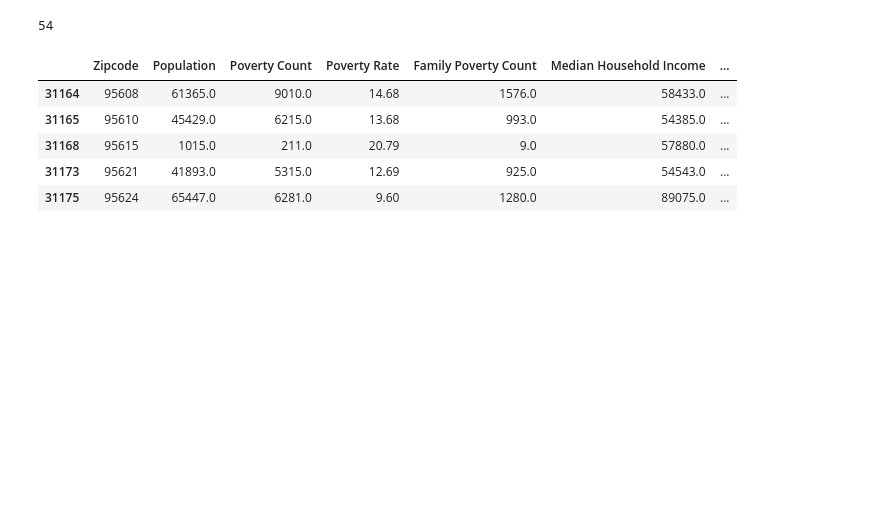
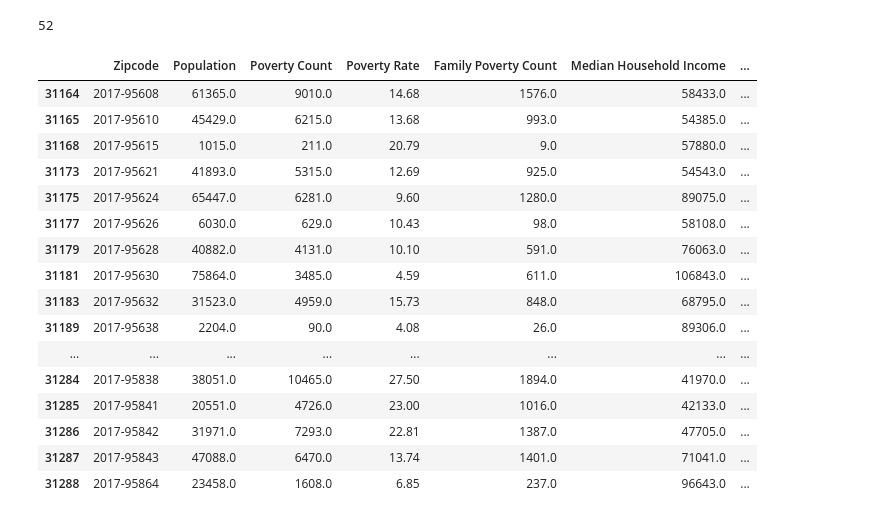
Before and after one commit to sean-galloway/Crime_and_Poverty, a Jupyter notebook: census2014.ipynb, the cells around one changed output. Cells and saved outputs as stored; diff of their text form; code cells hidden in the pictures; blank space fills up the shorter version.

```diff
--- a/census2014.ipynb
+++ b/census2014.ipynb
@@ -215,40 +224,63 @@ census_pd_d = census_pd_d.rename(columns={
     "NAME": "Name", "zip code tabulation area": "Zipcode"})
 
 # Add in Poverty Rate (Poverty Count / Population)
 census_pd_d["Poverty Rate"] = (100 * census_pd_d["Poverty Count"].astype(float) / census_pd_d["Population"].astype(float)).round(2)
 
 # Final DataFrame
 census_pd_d = census_pd_d[[
     "Zipcode",
     "Population",
     "Poverty Count",
     "Poverty Rate",
     "Family Poverty Count",
     "Median Household Income",
     "Per Capita Income",
     "Median Home Value"]]
 
 # Filter Zipcode: limited to Sac County
 census_sac_d = census_pd_d[census_pd_d["Zipcode"].isin([
     "95608", "95610", "95615", "95621", "95624", "95626", "95628", "95630", "95632", "95638",
     "95639", "95641", "95652", "95655", "95660", "95662", "95670", "95673", "95680", "95683",
     "95690", "95693", "95742", "95757", "95758", "95811", "95814", "95815", "95816", "95817",
     "95818", "95819", "95820", "95821", "95822", "95823", "95824", "95825", "95826", "95827",
     "95828", "95829", "95830", "95831", "95832", "95833", "95834", "95835", "95837", "95838",
     "95841", "95842", "95843", "95864"])]
 
 
+# Label year of 2017 to Zipcodes
+census_sac_d["Zipcode"] = "2017-" + census_sac_d["Zipcode"].astype(str)
+
+# Drop bad data
+# (Removed 95652, 95680)
+# (Removed 95615 to align with 2018)
+census_sac_d = census_sac_d.dropna(how='any')
+census_sac_d = census_sac_d.loc[(census_sac_d["Median Home Value"] > -666666666)]
+census_sac_d = census_sac_d.loc[(census_sac_d["Median Household Income"] > -666666666)]
+census_sac_d = census_sac_d.loc[(census_sac_d["Zipcode"] != "95615")]
+
+
 # Visualize
 print(len(census_sac_d))
-census_sac_d.head()
+census_sac_d
 # %% [output]
-54
+52
 |  | Zipcode | Population | Poverty Count | Poverty Rate | Family Poverty Count | Median Household Income | ... |
-| 31164 | 95608 | 61365.0 | 9010.0 | 14.68 | 1576.0 | 58433.0 | ... |
-| 31165 | 95610 | 45429.0 | 6215.0 | 13.68 | 993.0 | 54385.0 | ... |
-| 31168 | 95615 | 1015.0 | 211.0 | 20.79 | 9.0 | 57880.0 | ... |
-| 31173 | 95621 | 41893.0 | 5315.0 | 12.69 | 925.0 | 54543.0 | ... |
-| 31175 | 95624 | 65447.0 | 6281.0 | 9.60 | 1280.0 | 89075.0 | ... |
+| 31164 | 2017-95608 | 61365.0 | 9010.0 | 14.68 | 1576.0 | 58433.0 | ... |
+| 31165 | 2017-95610 | 45429.0 | 6215.0 | 13.68 | 993.0 | 54385.0 | ... |
+| 31168 | 2017-95615 | 1015.0 | 211.0 | 20.79 | 9.0 | 57880.0 | ... |
+| 31173 | 2017-95621 | 41893.0 | 5315.0 | 12.69 | 925.0 | 54543.0 | ... |
+| 31175 | 2017-95624 | 65447.0 | 6281.0 | 9.60 | 1280.0 | 89075.0 | ... |
+| 31177 | 2017-95626 | 6030.0 | 629.0 | 10.43 | 98.0 | 58108.0 | ... |
+| 31179 | 2017-95628 | 40882.0 | 4131.0 | 10.10 | 591.0 | 76063.0 | ... |
+| 31181 | 2017-95630 | 75864.0 | 3485.0 | 4.59 | 611.0 | 106843.0 | ... |
+| 31183 | 2017-95632 | 31523.0 | 4959.0 | 15.73 | 848.0 | 68795.0 | ... |
+| 31189 | 2017-95638 | 2204.0 | 90.0 | 4.08 | 26.0 | 89306.0 | ... |
+| ... | ... | ... | ... | ... | ... | ... | ... |
+| 31284 | 2017-95838 | 38051.0 | 10465.0 | 27.50 | 1894.0 | 41970.0 | ... |
+| 31285 | 2017-95841 | 20551.0 | 4726.0 | 23.00 | 1016.0 | 42133.0 | ... |
+| 31286 | 2017-95842 | 31971.0 | 7293.0 | 22.81 | 1387.0 | 47705.0 | ... |
+| 31287 | 2017-95843 | 47088.0 | 6470.0 | 13.74 | 1401.0 | 71041.0 | ... |
+| 31288 | 2017-95864 | 23458.0 | 1608.0 | 6.85 | 237.0 | 96643.0 | ... |
 # %%
 # Run Census Search to retrieve data on all zip codes (2018)
 census_data_e = e.acs5.get(("NAME", "B19013_001E", "B19301_001E", "B17001_002E",
```
Also changed, not shown: parts of 8 cells of this notebook, 1 other file.
